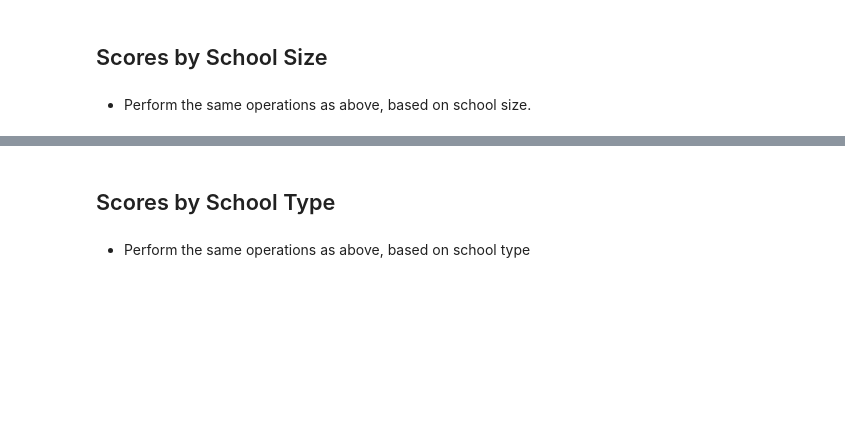
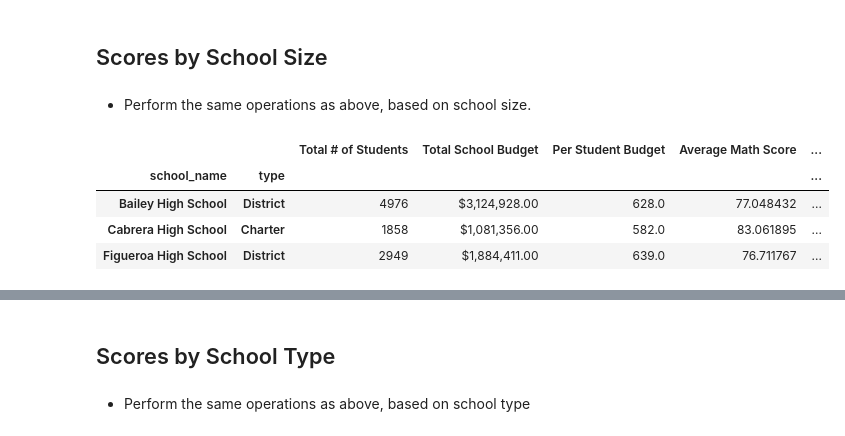
Before and after one commit to 3065923/Pandas-Challenge-Jake, a Jupyter notebook: PyCitySchools/Jake_PyCitySchools.ipynb, the cells around one changed output, grey strips where cells are left out. Cells and saved outputs as stored; diff of their text form; code cells hidden in the pictures; blank space fills up the shorter version.

```diff
--- a/PyCitySchools/Jake_PyCitySchools.ipynb
+++ b/PyCitySchools/Jake_PyCitySchools.ipynb
@@ -1337,0 +1346,9 @@ spending_scores_summary_df
+# %%
+#reference school summary
+school_summary_df.head(3)
+# %% [output]
+|  |  | Total # of Students | Total School Budget | Per Student Budget | Average Math Score | ... |
+| school_name | type |  |  |  |  | ... |
+| Bailey High School | District | 4976 | $3,124,928.00 | 628.0 | 77.048432 | ... |
+| Cabrera High School | Charter | 1858 | $1,081,356.00 | 582.0 | 83.061895 | ... |
+| Figueroa High School | District | 2949 | $1,884,411.00 | 639.0 | 76.711767 | ... |
```
Also changed, not shown: parts of 21 cells of this notebook.
